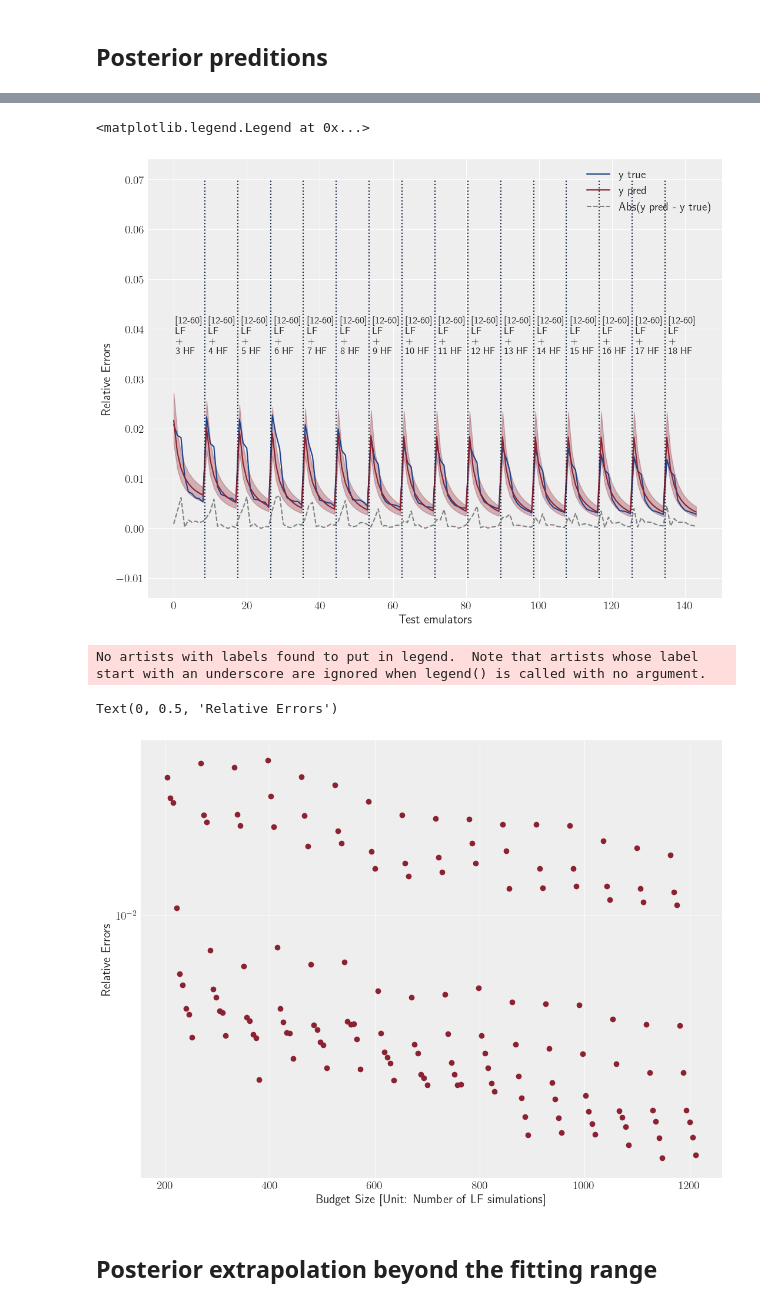
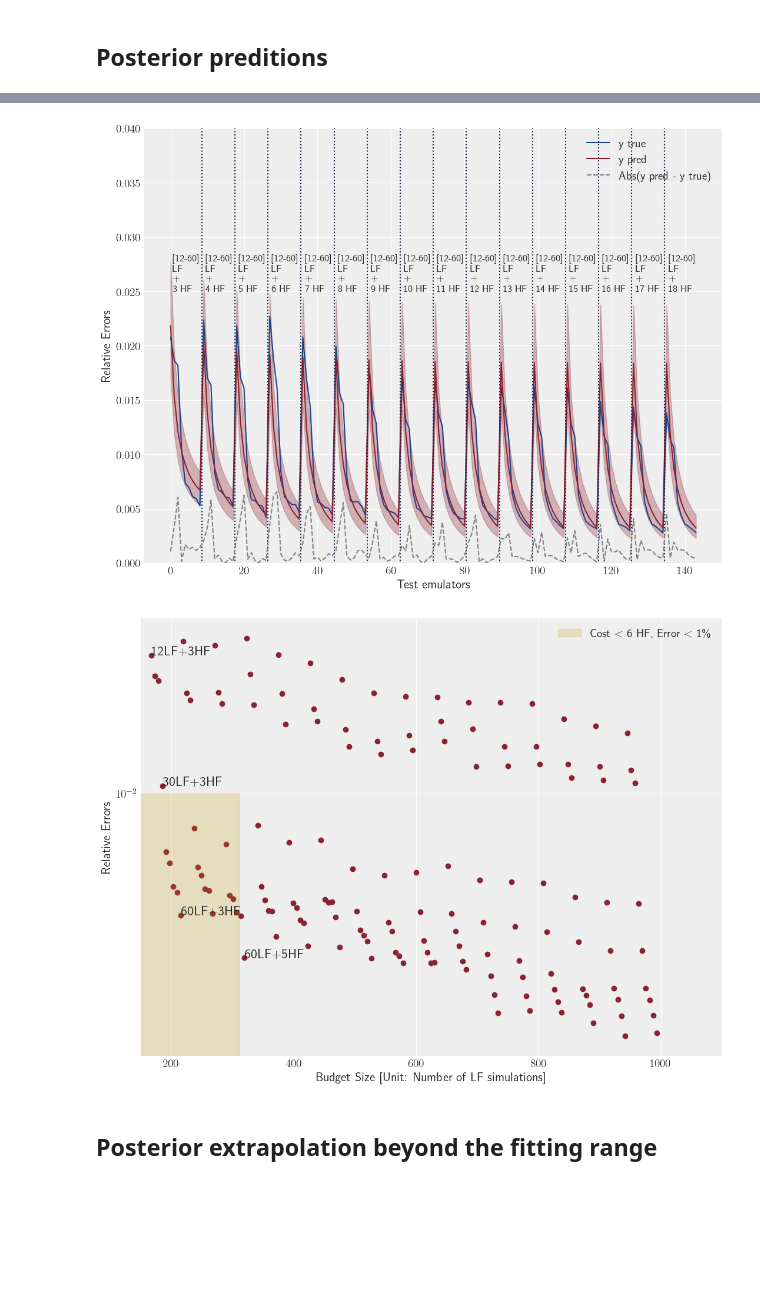
Before and after one commit to jibanCat/matter_emu_mfbox, a Jupyter notebook: notebooks/Infer dGMGP Emulation errors using LF and HF points.ipynb, the cells around one changed output, grey strips where cells are left out. Cells and saved outputs as stored; diff of their text form; code cells hidden in the pictures; blank space fills up the shorter version.

```diff
--- a/notebooks/Infer dGMGP Emulation errors using LF and HF points.ipynb
+++ b/notebooks/Infer dGMGP Emulation errors using LF and HF points.ipynb
@@ -72,7 +72,7 @@ To test:
 # %%
 with pm.Model() as budget_model:
     # Mean emulation error
-    theta = pm.Normal("theta", mu=y_train.mean(), sigma=y_train.std() * 0.8)
+    theta = pm.Normal("theta", mu=y_train.mean(), sigma=y_train.std())
     # theta = pm.LogNormal("theta", mu=np.log(y_train.mean()), sigma=0.5)
 
     # Correlation parameter
@@ -219,7 +219,7 @@ plt.vlines(
 for i in range(hf_size):
     plt.text(
         0.5 + lf_size * i,
-        0.035,
+        0.025,
         "[12-60]\nLF\n+\n{} HF".format(3 + i),
         fontdict={"fontsize" : 12}
     )
@@ -229,45 +229,45 @@ plt.fill_between(range(len(y_true)), y1=y_pred_lower, y2=y_pred_upper, alpha=0.3
 
 plt.plot(np.abs(y_pred - y_true), ls="--", color="grey", label=r"Abs(y pred - y true)" )
 
-# plt.ylim((0.0, 0.05))
+plt.ylim((0.0, 0.04))
 plt.ylabel("Relative Errors")
 plt.xlabel("Test emulators")
 plt.legend()
 
-# fig.savefig("/home/jibancat/Documents/Latex/mf_boxsize_paper/images/budget_all_test_errors.pdf", bbox_inches='tight', pad_inches=0.075)
+fig.savefig("../../../Latex/mf_boxsize_paper/images/budget_all_test_errors_dgmgp.pdf", bbox_inches='tight', pad_inches=0.075)
 # %% [output]
-<matplotlib.legend.Legend at 0x...>
-[figure, old version]
+[figure, new version]
 # %%
 fig, ax = plt.subplots(figsize=(10.625, 8), nrows=1, ncols=1)
 
+cost = 140 / (1 + 1.7)
+
 ax.scatter(
-    n_lf + n_hf * 64, y_true,
+    n_lf + n_hf * cost, y_true,
     color=colors[0]
 )
 ax.set_yscale("log")
 
-# ax.fill_between(
-#     np.linspace(0, 400), y1=0.01, alpha=0.2, color=colors[1],
-#     label="Cost $<$ 6 HF, Error $<$ 1\%"
-# )
+ax.fill_between(
+    np.linspace(0, 6 * cost), y1=0.01, alpha=0.2, color=colors[1],
+    label="Cost $<$ 6 HF, Error $<$ 1\%"
+)
 
-# for i,(x,y) in enumerate(zip(n_lf + n_hf * 64, y_true)):
-# #     plt.text(x, y, i)
-#     if i in [0, 103, 136, 137, 139, 102, 16, 8, 152]:
-#         plt.text(x, y, "{}LF+{}HF".format(int(n_lf[i]), int(n_hf[i])))
+for i,(x,y) in enumerate(zip(n_lf + n_hf * cost, y_true)):
+    # if i < 40:
+    #     plt.text(x, y, i)
+    if i in [0, 3, 8, 26]:
+        plt.text(x, y, "{}LF+{}HF".format(int(n_lf[i]), int(n_hf[i])))
 
-# ax.set_xlim(110, 1300)
+ax.set_xlim(150, 1100)
 ax.legend()
 
 plt.xlabel("Budget Size [Unit: Number of LF simulations]")
 plt.ylabel("Relative Errors")
 
-# fig.savefig("/home/jibancat/Documents/Latex/mf_boxsize_paper/images/budget_all_costs_errors.pdf", bbox_inches='tight', pad_inches=0.075)
+fig.savefig("../../../Latex/mf_boxsize_paper/images/budget_all_costs_errors_dgmgp.pdf", bbox_inches='tight', pad_inches=0.075)
 # %% [output]
-No artists with labels found to put in legend.  Note that artists whose label start with an underscore are ignored when legend() is called with no argument.
-Text(0, 0.5, 'Relative Errors')
-[figure, old version]
+[figure, new version]
 # %% [markdown]
 ## Posterior extrapolation beyond the fitting range
 # %%
```
Also changed, not shown: parts of 13 cells of this notebook.
